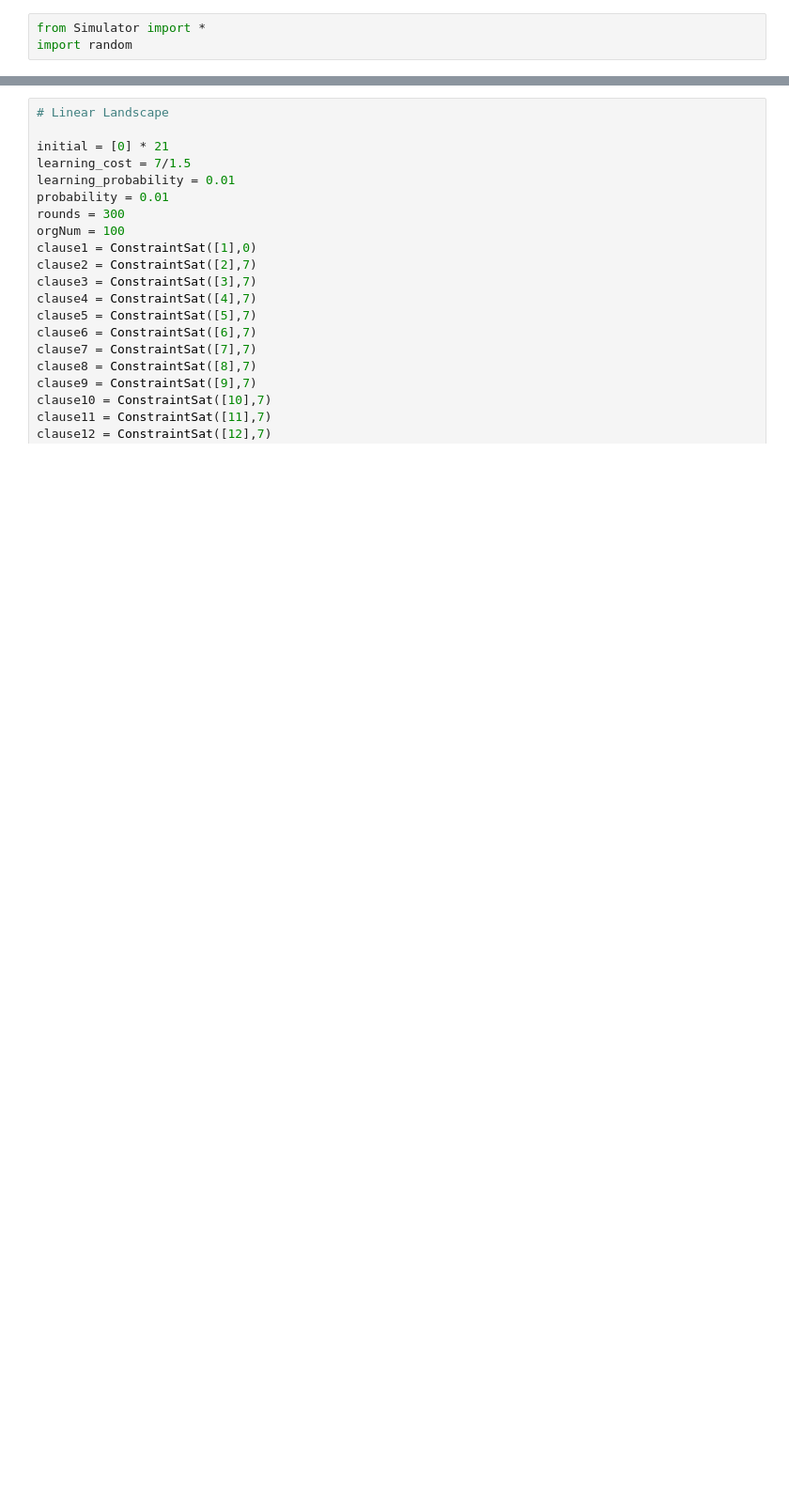
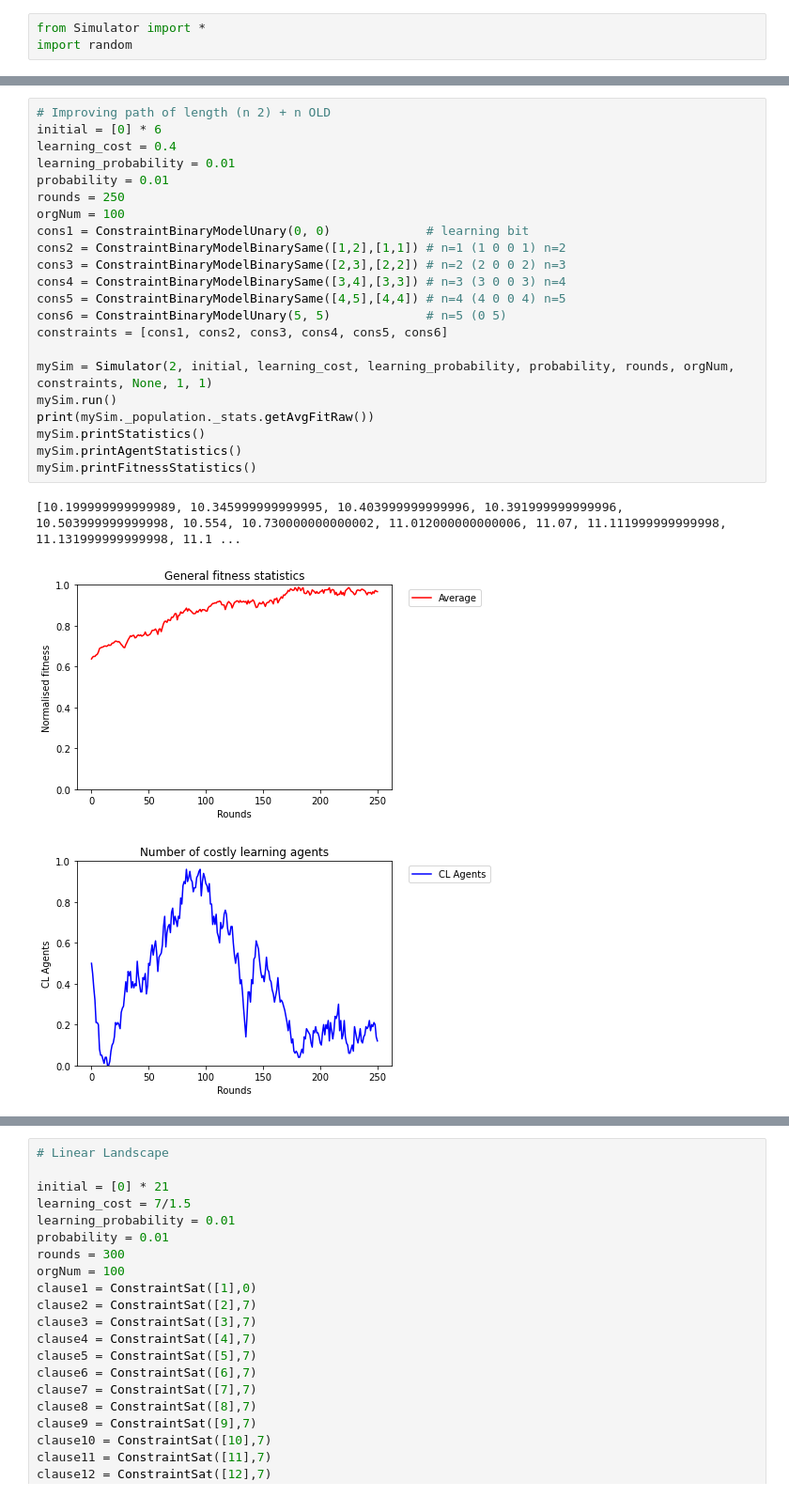
Before and after one commit to Cvdgraaf/Evolution-Simulator, a Jupyter notebook: EvoSim.ipynb, the cells around one changed output, grey strips where cells are left out. Shown at 94% size. Cells and saved outputs as stored; diff of their text form; blank space fills up the shorter version.

```diff
--- a/EvoSim.ipynb
+++ b/EvoSim.ipynb
@@ -12,0 +13,26 @@ print(weights)
+# %%
+# Improving path of length (n 2) + n OLD
+initial = [0] * 6
+learning_cost = 0.4
+learning_probability = 0.01
+probability = 0.01
+rounds = 250
+orgNum = 100
+cons1 = ConstraintBinaryModelUnary(0, 0)             # learning bit
+cons2 = ConstraintBinaryModelBinarySame([1,2],[1,1]) # n=1 (1 0 0 1) n=2
+cons3 = ConstraintBinaryModelBinarySame([2,3],[2,2]) # n=2 (2 0 0 2) n=3
+cons4 = ConstraintBinaryModelBinarySame([3,4],[3,3]) # n=3 (3 0 0 3) n=4
+cons5 = ConstraintBinaryModelBinarySame([4,5],[4,4]) # n=4 (4 0 0 4) n=5
+cons6 = ConstraintBinaryModelUnary(5, 5)             # n=5 (0 5)
+constraints = [cons1, cons2, cons3, cons4, cons5, cons6]
+
+mySim = Simulator(2, initial, learning_cost, learning_probability, probability, rounds, orgNum, constraints, None, 1, 1)
+mySim.run()
+print(mySim._population._stats.getAvgFitRaw())
+mySim.printStatistics()
+mySim.printAgentStatistics()
+mySim.printFitnessStatistics()
+# %% [output]
+[10.199999999999989, 10.345999999999995, 10.403999999999996, 10.391999999999996, 10.503999999999998, 10.554, 10.730000000000002, 11.012000000000006, 11.07, 11.111999999999998, 11.131999999999998, 11.1 ...
+[figure, added]
+[figure, added]
```
Also changed, not shown: parts of 5 cells of this notebook.
